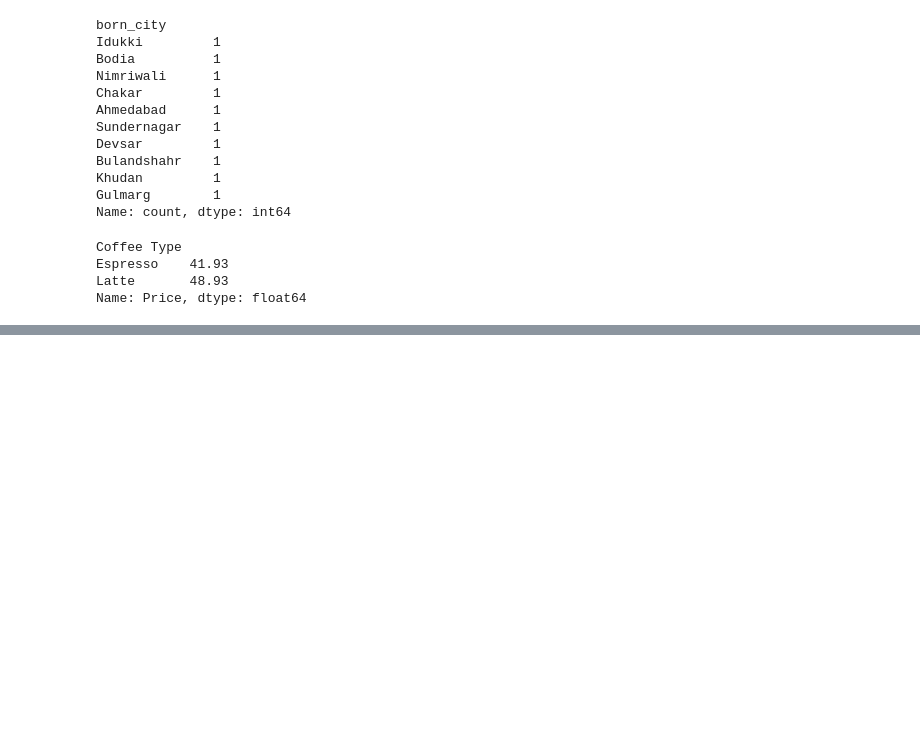
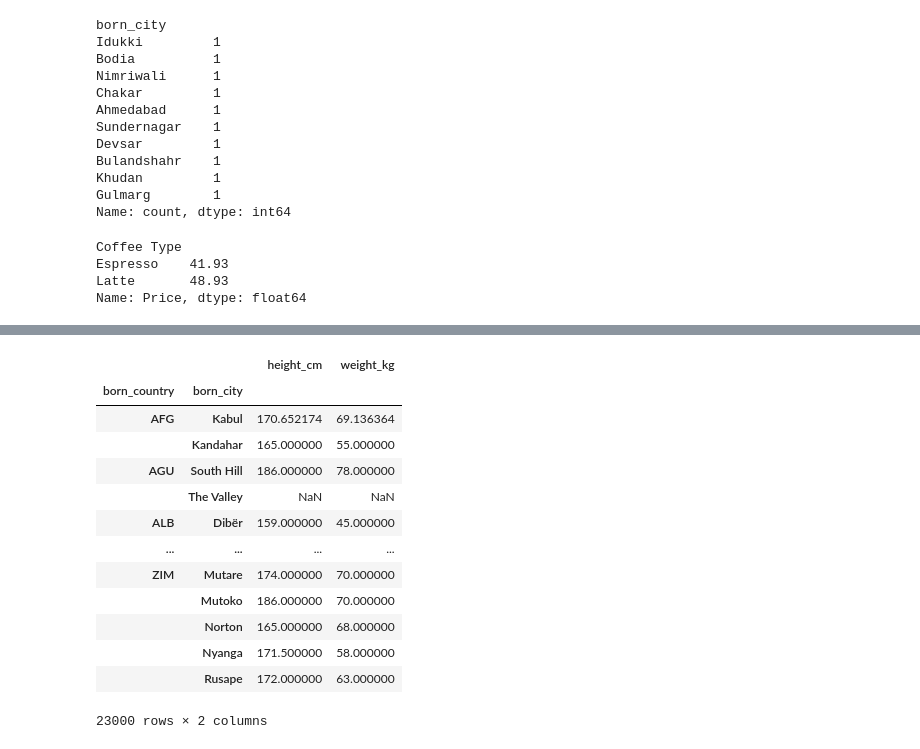
Before and after one commit to mus9090/pandas-practice, a Jupyter notebook: 01-basics.ipynb, the cells around one changed output, grey strips where cells are left out. Cells and saved outputs as stored; diff of their text form; code cells hidden in the pictures; blank space fills up the shorter version.

```diff
--- a/01-basics.ipynb
+++ b/01-basics.ipynb
@@ -866,0 +915,17 @@ Name: Price, dtype: float64
+# %%
+bios.groupby(["born_country", "born_city"]).agg({"height_cm": "mean", "weight_kg": "mean"})
+# %% [output]
+|  |  | height_cm | weight_kg |
+| born_country | born_city |  |  |
+| AFG | Kabul | 170.652174 | 69.136364 |
+|  | Kandahar | 165.000000 | 55.000000 |
+| AGU | South Hill | 186.000000 | 78.000000 |
+|  | The Valley | NaN | NaN |
+| ALB | Dibër | 159.000000 | 45.000000 |
+| ... | ... | ... | ... |
+| ZIM | Mutare | 174.000000 | 70.000000 |
+|  | Mutoko | 186.000000 | 70.000000 |
+|  | Norton | 165.000000 | 68.000000 |
+|  | Nyanga | 171.500000 | 58.000000 |
+|  | Rusape | 172.000000 | 63.000000 |
+23000 rows × 2 columns
```
Also changed, not shown: parts of 9 cells of this notebook.
